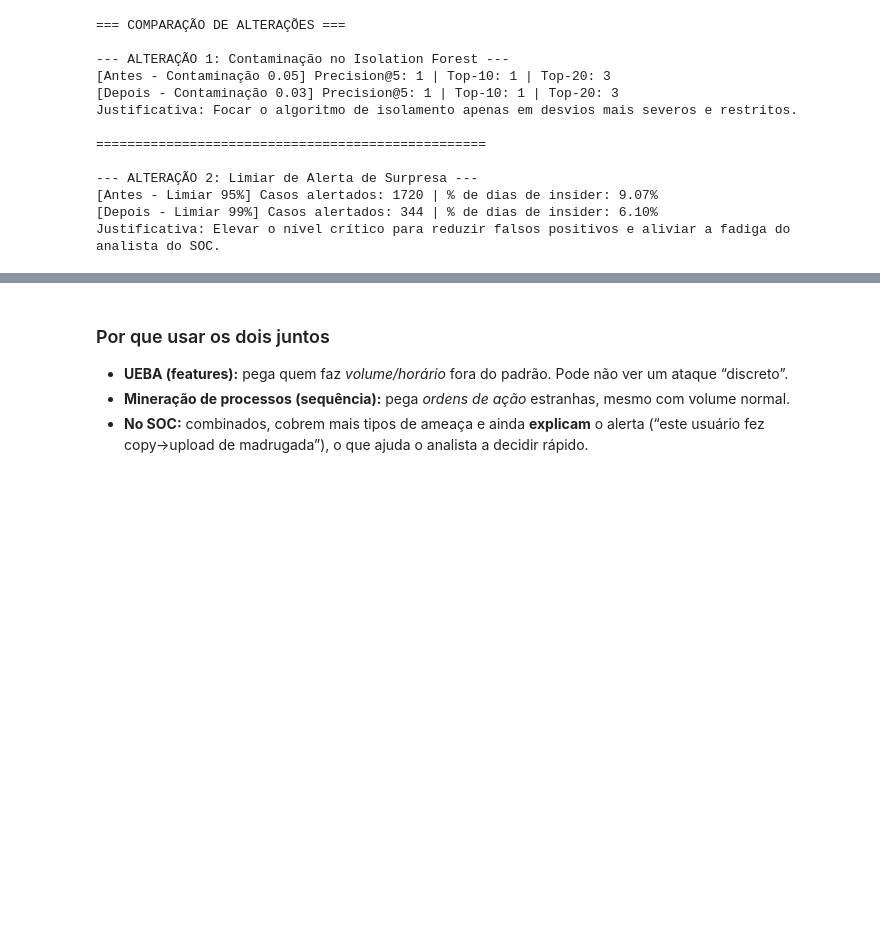
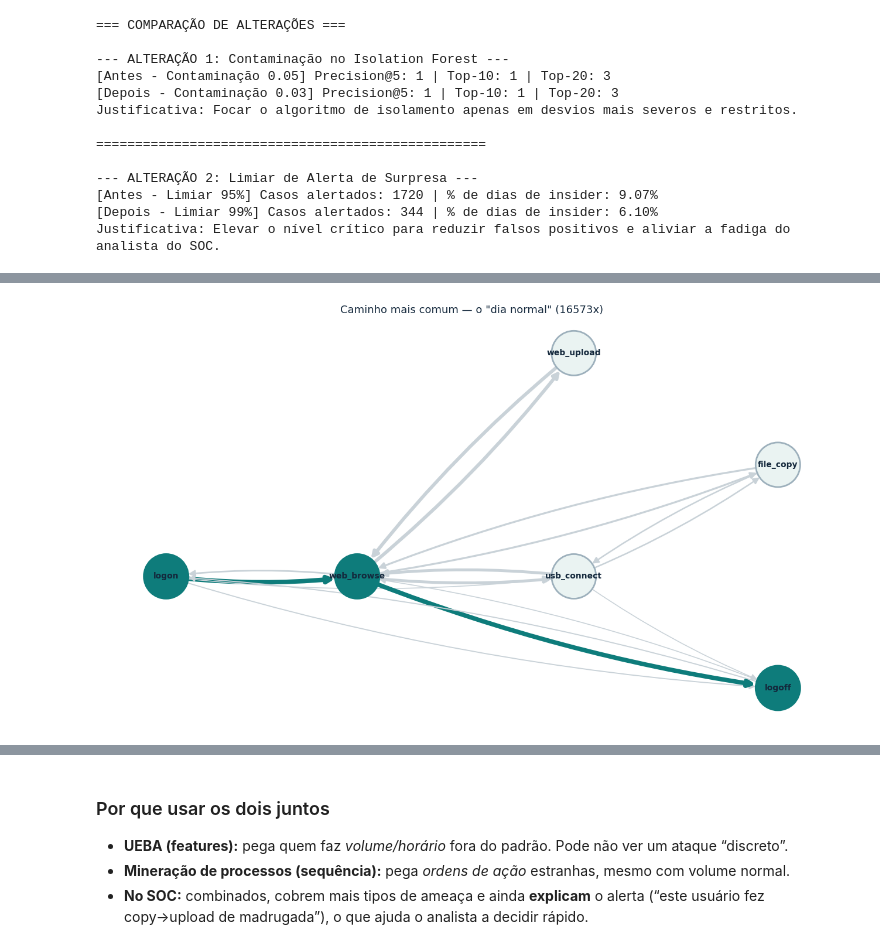
Before and after one commit to msrscs/ia-ciberseguranca, a Jupyter notebook: AV1_ueba_anomalias_process_mining.ipynb, the cells around one changed output, grey strips where cells are left out. Saved outputs shown, nothing was run; the diff lists cells and outputs as text; code cells hidden in the pictures; blank space fills up the shorter version.

```diff
--- a/AV1_ueba_anomalias_process_mining.ipynb
+++ b/AV1_ueba_anomalias_process_mining.ipynb
@@ -769,0 +807,11 @@ plt.title('A maioria é normal; a cauda à direita são os candidatos'); plt.leg
+# %%
+# Variantes = sequências distintas de ações por usuário-dia
+variantes = traces.apply(tuple).value_counts()
+
+caminho_comum = list(variantes.index[0])     # a variante que mais se repete
+caminho_raro  = list(variantes.index[-1])    # uma das que aparecem só 1x
+
+print(f'Caminho MAIS COMUM  ({variantes.iloc[0]}x):')
+print('  ' + ' -> '.join(caminho_comum[:20]) + (' ...' if len(caminho_comum) > 20 else ''))
+print(f'\nCaminho MAIS RARO  ({variantes.iloc[-1]}x):')
+print('  ' + ' -> '.join(caminho_raro[:20]) + (' ...' if len(caminho_raro) > 20 else ''))
@@ -769,0 +824,54 @@ plt.title('A maioria é normal; a cauda à direita são os candidatos'); plt.leg
+# %%
+from collections import Counter
+import networkx as nx
+
+def desenhar_grafo(traces, caminho_destaque, titulo, cor_destaque, min_frac=0.005):
+    trans = Counter()
+    for s in traces:
+        for a, b in zip(s, s[1:]):
+            trans[(a, b)] += 1
+    tot = sum(trans.values())
+    arestas = {(a, b): c for (a, b), c in trans.items() if c/tot >= min_frac}
+
+    G = nx.DiGraph()
+    for (a, b), c in arestas.items():
+        G.add_edge(a, b, weight=c)
+
+    # arestas do caminho a destacar (pares consecutivos da sequência)
+    destaque = set(zip(caminho_destaque, caminho_destaque[1:]))
+    # garante que as arestas do caminho apareçam mesmo se forem raras
+    for e in destaque:
+        if e not in G.edges() and e[0] in G and e[1] in G:
+            G.add_edge(*e, weight=trans.get(e, 1))
+
+    pos = nx.nx_agraph.graphviz_layout(G, prog='dot', args='-Grankdir=LR -Gnodesep=0.6 -Granksep=1.4')
+    wmax = max(d['weight'] for _,_,d in G.edges(data=True))
+
+    larguras, cores = [], []
+    for u, v in G.edges():
+        if (u, v) in destaque:
+            larguras.append(5.5); cores.append(cor_destaque)
+        else:
+            larguras.append(1.0 + 4*(G[u][v]['weight']/wmax)); cores.append('#C9D2D8')  # cinza claro
+
+    # nós do caminho ganham cor; os demais ficam neutros
+    nos_destaque = set(caminho_destaque)
+    node_colors = [cor_destaque if n in nos_destaque else '#EAF3F2' for n in G.nodes()]
+    node_edges  = [cor_destaque if n in nos_destaque else '#9DB0BC' for n in G.nodes()]
+
+    plt.figure(figsize=(13, 7.5))
+    nx.draw_networkx_nodes(G, pos, node_size=3000, node_color=node_colors,
+                           edgecolors=node_edges, linewidths=2)
+    nx.draw_networkx_labels(G, pos, font_size=10, font_weight='bold', font_color='#14283C')
+    nx.draw_networkx_edges(G, pos, width=larguras, edge_color=cores,
+                           arrowsize=16, arrowstyle='-|>', connectionstyle='arc3,rad=0.06',
+                           node_size=3000, min_source_margin=20, min_target_margin=20)
+    plt.title(titulo, fontsize=13, color='#14283C')
+    plt.axis('off'); plt.tight_layout(); plt.show()
+
+# ---- Célula A: caminho MAIS COMUM (verde) ----
+desenhar_grafo(traces, caminho_comum,
+               f'Caminho mais comum — o "dia normal" ({variantes.iloc[0]}x)',
+               cor_destaque='#0E7C7B')
+# %% [output]
+[figure, added]
```
Also changed, not shown: parts of 11 cells of this notebook.
